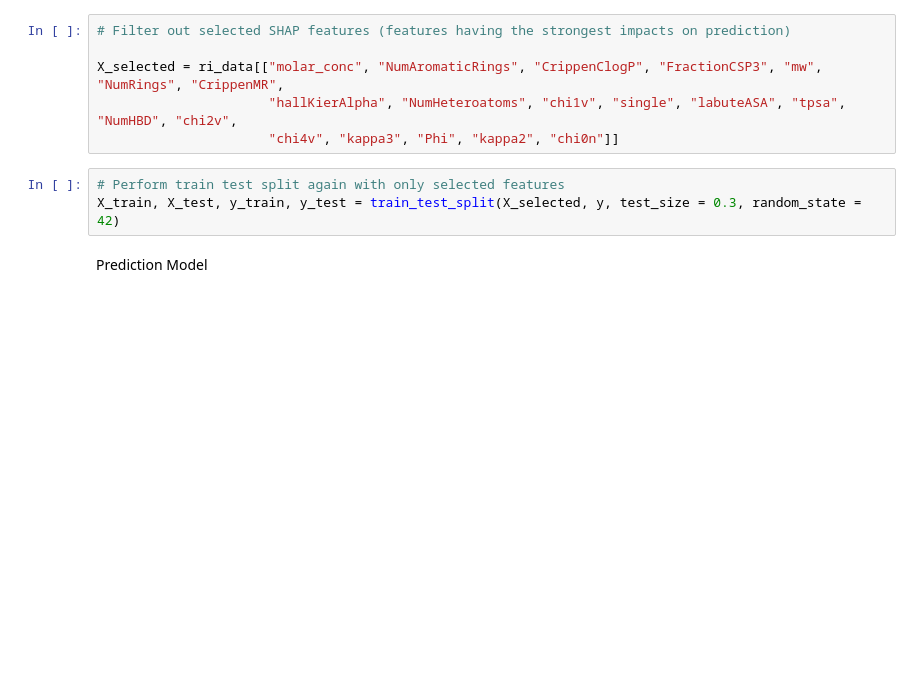
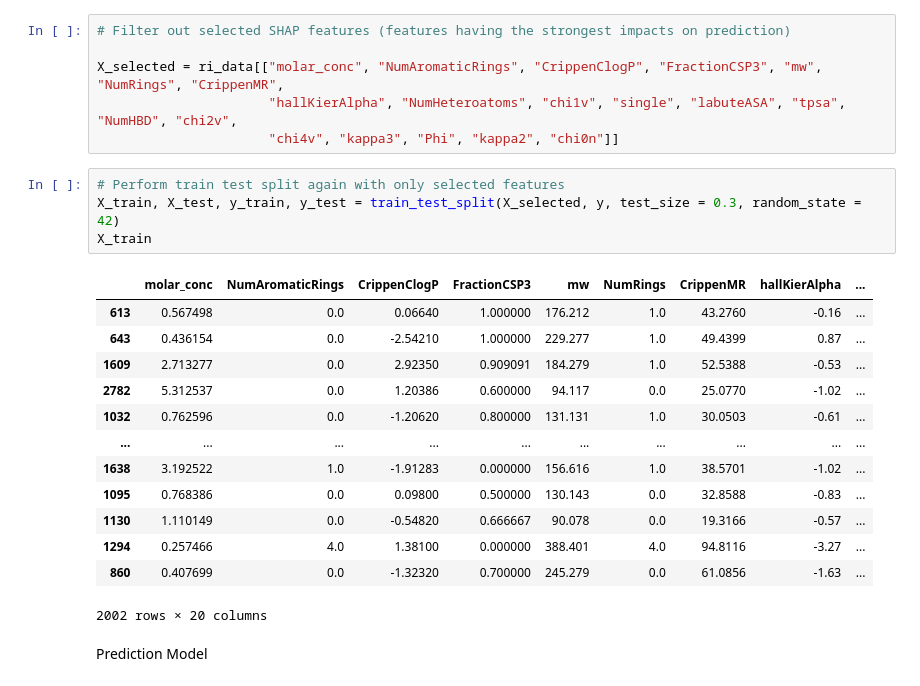
Before and after one commit to qanhng/Refractive-Index-Prediction-Model, a Jupyter notebook: refractive_index_prediction_model.ipynb, the cells around one changed output. Drawn from its saved outputs; the diff is of its cells as text; blank space fills up the shorter version.

```diff
--- a/refractive_index_prediction_model.ipynb
+++ b/refractive_index_prediction_model.ipynb
@@ -48,6 +50,21 @@ X_selected = ri_data[["molar_conc", "NumAromaticRings", "CrippenClogP", "Fractio
 # %%
 # Perform train test split again with only selected features
 X_train, X_test, y_train, y_test = train_test_split(X_selected, y, test_size = 0.3, random_state = 42)
+X_train
+# %% [output]
+|  | molar_conc | NumAromaticRings | CrippenClogP | FractionCSP3 | mw | NumRings | CrippenMR | hallKierAlpha | ... |
+| 613 | 0.567498 | 0.0 | 0.06640 | 1.000000 | 176.212 | 1.0 | 43.2760 | -0.16 | ... |
+| 643 | 0.436154 | 0.0 | -2.54210 | 1.000000 | 229.277 | 1.0 | 49.4399 | 0.87 | ... |
+| 1609 | 2.713277 | 0.0 | 2.92350 | 0.909091 | 184.279 | 1.0 | 52.5388 | -0.53 | ... |
+| 2782 | 5.312537 | 0.0 | 1.20386 | 0.600000 | 94.117 | 0.0 | 25.0770 | -1.02 | ... |
+| 1032 | 0.762596 | 0.0 | -1.20620 | 0.800000 | 131.131 | 1.0 | 30.0503 | -0.61 | ... |
+| ... | ... | ... | ... | ... | ... | ... | ... | ... | ... |
+| 1638 | 3.192522 | 1.0 | -1.91283 | 0.000000 | 156.616 | 1.0 | 38.5701 | -1.02 | ... |
+| 1095 | 0.768386 | 0.0 | 0.09800 | 0.500000 | 130.143 | 0.0 | 32.8588 | -0.83 | ... |
+| 1130 | 1.110149 | 0.0 | -0.54820 | 0.666667 | 90.078 | 0.0 | 19.3166 | -0.57 | ... |
+| 1294 | 0.257466 | 4.0 | 1.38100 | 0.000000 | 388.401 | 4.0 | 94.8116 | -3.27 | ... |
+| 860 | 0.407699 | 0.0 | -1.32320 | 0.700000 | 245.279 | 0.0 | 61.0856 | -1.63 | ... |
+2002 rows × 20 columns
 # %% [markdown]
 Prediction Model
 # %%
```
Also changed, not shown: parts of 2 cells of this notebook, 1 other file.
